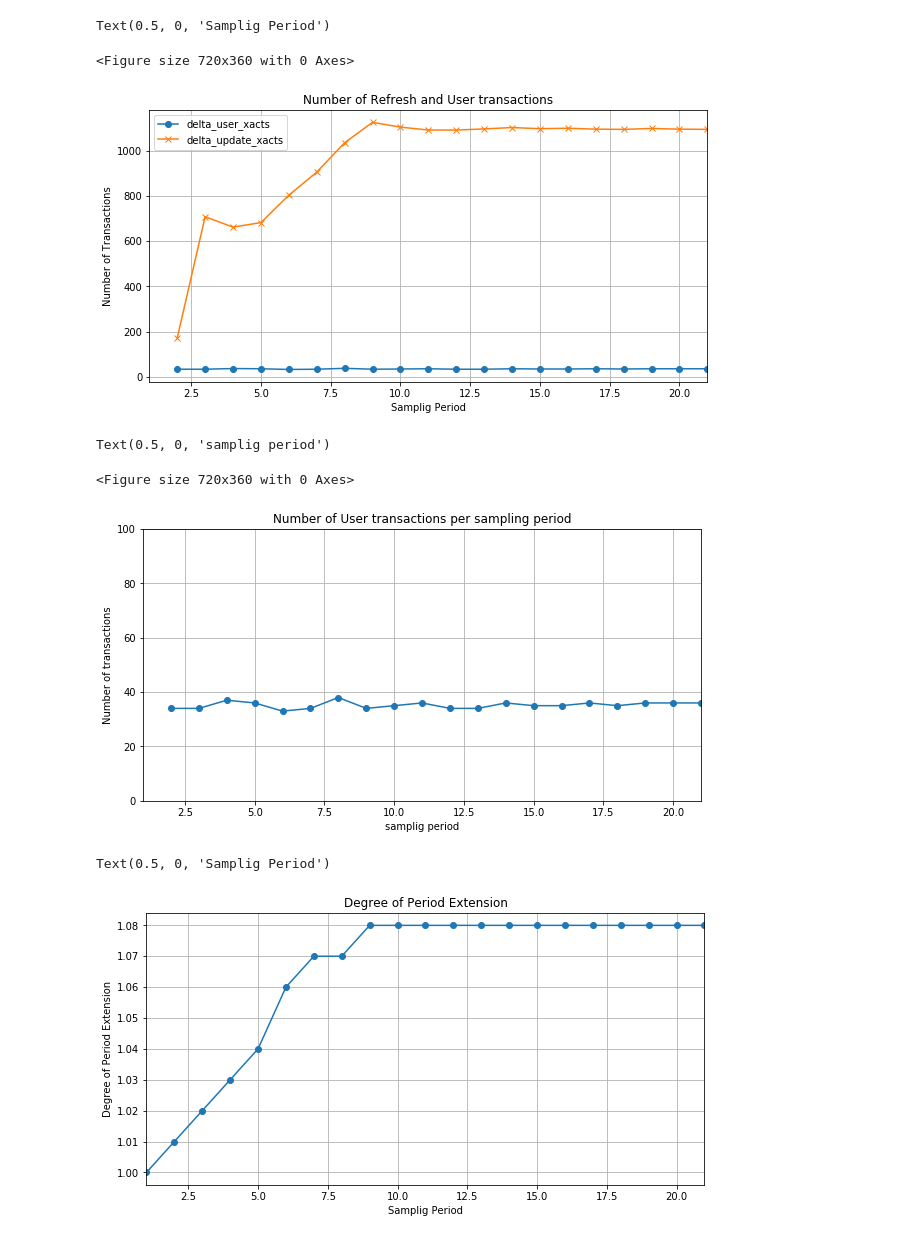
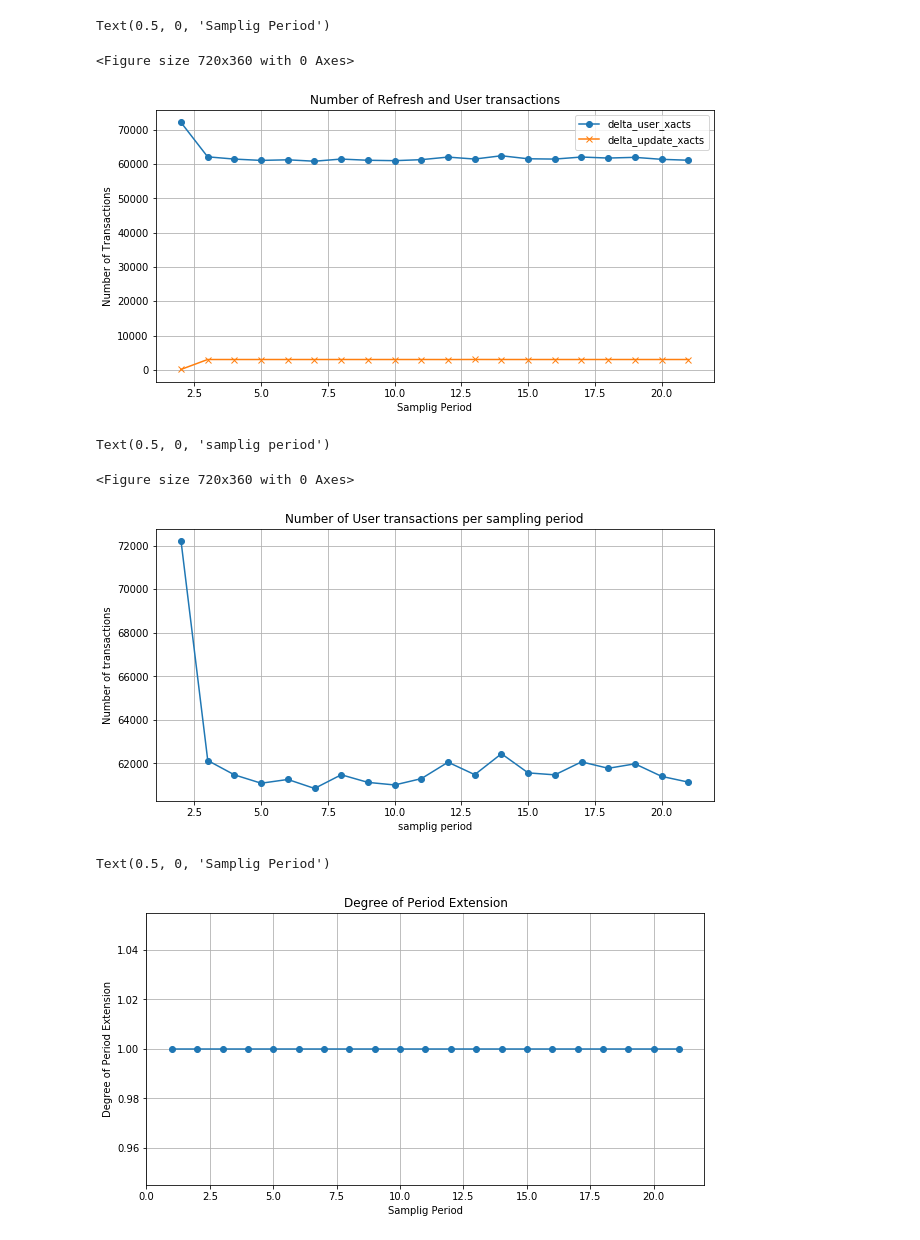
Before and after one commit to rzavalet/ChronosExperiments, a Jupyter notebook: JupyterNotebooks/LinuxExperimentGraphs.ipynb, the cells around one changed output. Cells and saved outputs as stored; diff of their text form; code cells hidden in the pictures.

```diff
--- a/JupyterNotebooks/LinuxExperimentGraphs.ipynb
+++ b/JupyterNotebooks/LinuxExperimentGraphs.ipynb
@@ -15,3 +13,5 @@ stats_file_name = 'stats_10_3.dat'
+# %%
+stats_file_name = '/home/rzavalet/stats/ac_aup_350.csv'
 # %%
 stats = pd.read_csv(stats_file_name)
 # %%
@@ -52,0 +53,6 @@ Text(0.5, 0, 'Samplig Period')
+# %%
+stats['ttpm_rate'] = stats['ttpm']/stats['tpm']
+stats.plot('sample',  ['ttpm_rate'], kind='line', style=['o-','x-'], figsize=(10, 5), ylim=(0,1), grid=True,)
+pp.title('TTPM Rate')
+pp.ylabel('Number of Transactions')
+pp.xlabel('Samplig Period')
@@ -230,17 +251,17 @@ pp.xlabel('Samplig Period')
 # %% [output]
 Text(0.5, 0, 'Samplig Period')
 <Figure size 720x360 with 0 Axes>
-[figure, old version]
+[figure, new version]
 # %%
 pp.figure(figsize=(10, 5))
-stats.plot('sample',  ['delta_user_xacts'], kind='line',style=plot_style, ylim=(0,100), figsize=(10, 5),grid=True,legend=False)
+stats.plot('sample',  ['delta_user_xacts'], kind='line',style=plot_style, figsize=(10, 5),grid=True,legend=False)
 pp.title('Number of User transactions per sampling period')
 pp.ylabel('Number of transactions')
 pp.xlabel('samplig period')
 # %% [output]
 Text(0.5, 0, 'samplig period')
 <Figure size 720x360 with 0 Axes>
-[figure, old version]
+[figure, new version]
 # %%
 stats.plot('sample',  ['p_ext'], kind='line',style=plot_style, figsize=(10, 5),grid=True,legend=False)
 pp.title('Degree of Period Extension')
@@ -248,7 +269,7 @@ pp.ylabel('Degree of Period Extension')
 pp.xlabel('Samplig Period')
 # %% [output]
 Text(0.5, 0, 'Samplig Period')
-[figure, old version]
+[figure, new version]
 # %%
 stats2 = pd.DataFrame({'tpm': stats['tpm'],
                         'ttpm': stats['ttpm'],
```
Also changed, not shown: parts of 22 cells of this notebook, 5 other files.
